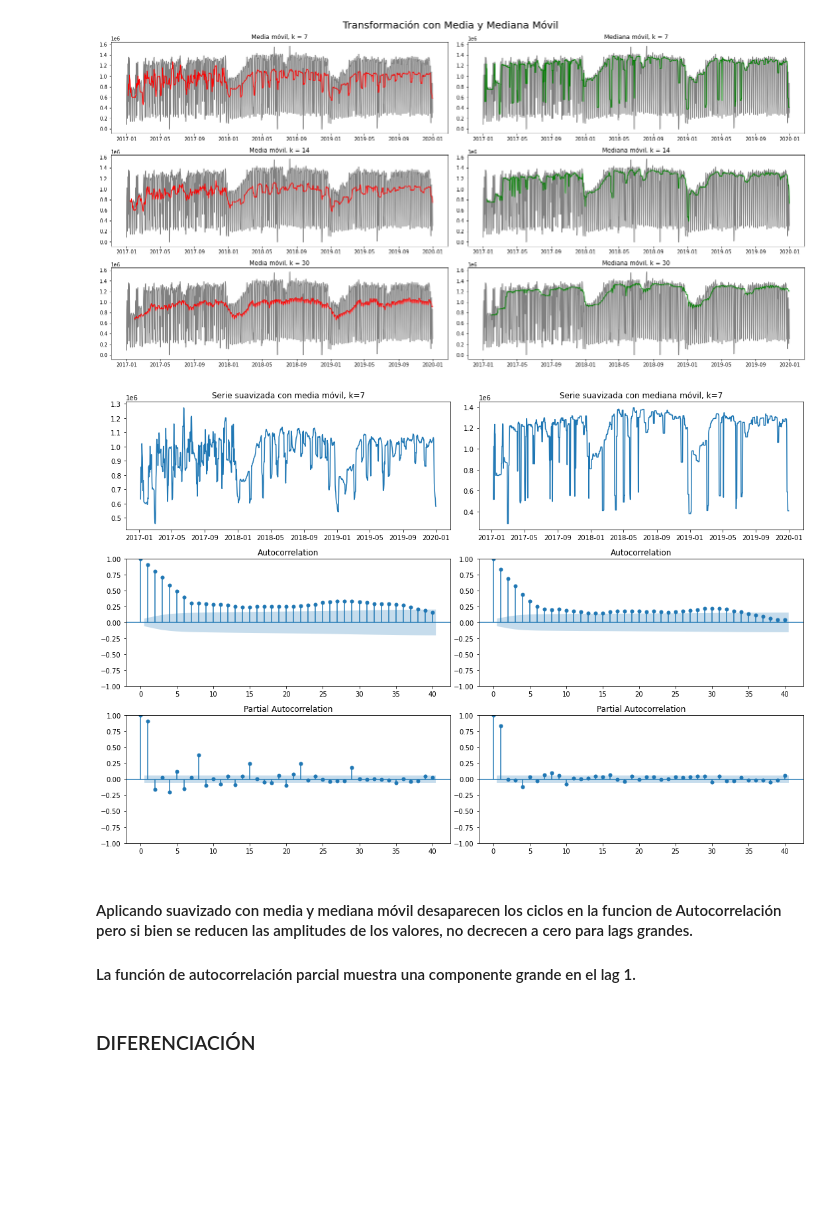
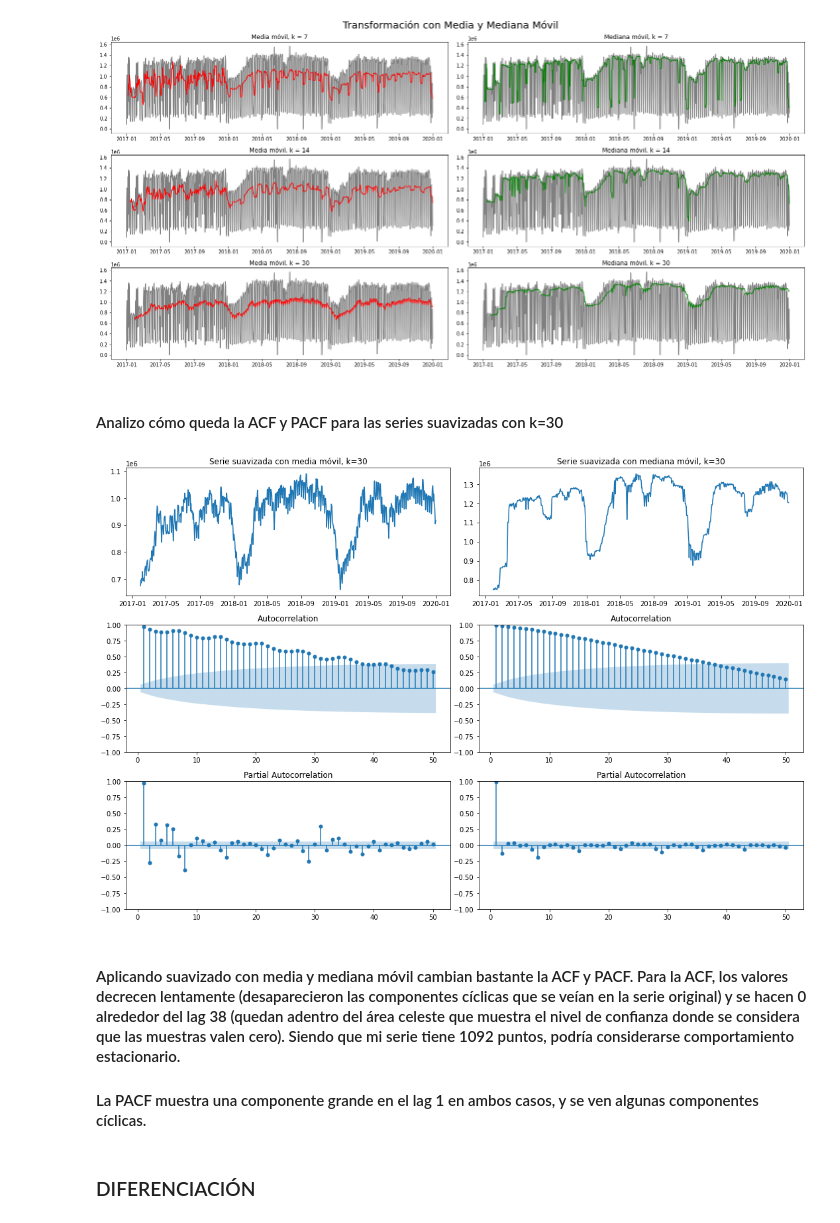
Before and after one commit to arigarmendia/Time-Series, a Jupyter notebook: TP/molinetes.ipynb, the cells around one changed output. Drawn from its saved outputs; the diff is of its cells as text; code cells hidden in the pictures; blank space fills up the shorter version.

```diff
--- a/TP/molinetes.ipynb
+++ b/TP/molinetes.ipynb
@@ -388,23 +398,25 @@ plt.suptitle('Transformación con Media y Mediana Móvil').set_fontsize(20)
 plt.tight_layout()
 # %% [output]
 [figure]
+# %% [markdown]
+#### Analizo cómo queda la ACF y PACF para las series suavizadas con k=30
 # %%
 fig, ax = plt.subplots(3,2,figsize=(15,10))
-ax[0,0].plot(rolling_mean.result_7)
-ax[0,0].set_title('Serie suavizada con media móvil, k=7')
-ax[0,1].plot(rolling_median.result_7)
-ax[0,1].set_title('Serie suavizada con mediana móvil, k=7')
-sm.graphics.tsa.plot_acf(rolling_mean.result_7[7:], lags=40, ax=ax[1,0])
-sm.graphics.tsa.plot_pacf(rolling_mean.result_7[7:], method='ywm', lags=40, ax=ax[2,0])
-sm.graphics.tsa.plot_acf(rolling_median.result_7[7:], lags=40, ax=ax[1,1])
-sm.graphics.tsa.plot_pacf(rolling_median.result_7[7:], method='ywm', lags=40, ax=ax[2,1])
+ax[0,0].plot(rolling_mean.result_30)
+ax[0,0].set_title('Serie suavizada con media móvil, k=30')
+ax[0,1].plot(rolling_median.result_30)
+ax[0,1].set_title('Serie suavizada con mediana móvil, k=30')
+sm.graphics.tsa.plot_acf(rolling_mean.result_30[30:], ax=ax[1,0], lags=50, zero=False)
+sm.graphics.tsa.plot_pacf(rolling_mean.result_30[30:], method='ywm', ax=ax[2,0], lags=50, zero=False)
+sm.graphics.tsa.plot_acf(rolling_median.result_30[30:], ax=ax[1,1], lags=50, zero=False)
+sm.graphics.tsa.plot_pacf(rolling_median.result_30[30:], method='ywm', ax=ax[2,1], lags=50, zero=False)
 plt.tight_layout()
 plt.show()
 # %% [output]
-[figure, old version]
+[figure, new version]
-# %% [markdown]
-#### Aplicando suavizado con media y mediana móvil desaparecen los ciclos en la funcion de Autocorrelación pero si bien se reducen las amplitudes de los valores, no decrecen a cero para lags grandes.
-#### La función de autocorrelación parcial muestra una componente grande en el lag 1.
+# %% [markdown]
+#### Aplicando suavizado con media y mediana móvil cambian bastante la ACF y PACF. Para la ACF, los valores decrecen lentamente (desaparecieron las componentes cíclicas que se veían en la serie original) y se hacen 0 alrededor del lag 38 (quedan adentro del área celeste que muestra el nivel de confianza donde se considera que las muestras valen cero). Siendo que mi serie tiene 1092 puntos, podría considerarse comportamiento estacionario.
+#### La PACF muestra una componente grande en el lag 1 en ambos casos, y se ven algunas componentes cíclicas.
 # %% [markdown]
 ### DIFERENCIACIÓN
 # %%
```
Also changed, not shown: parts of 35 cells of this notebook.
